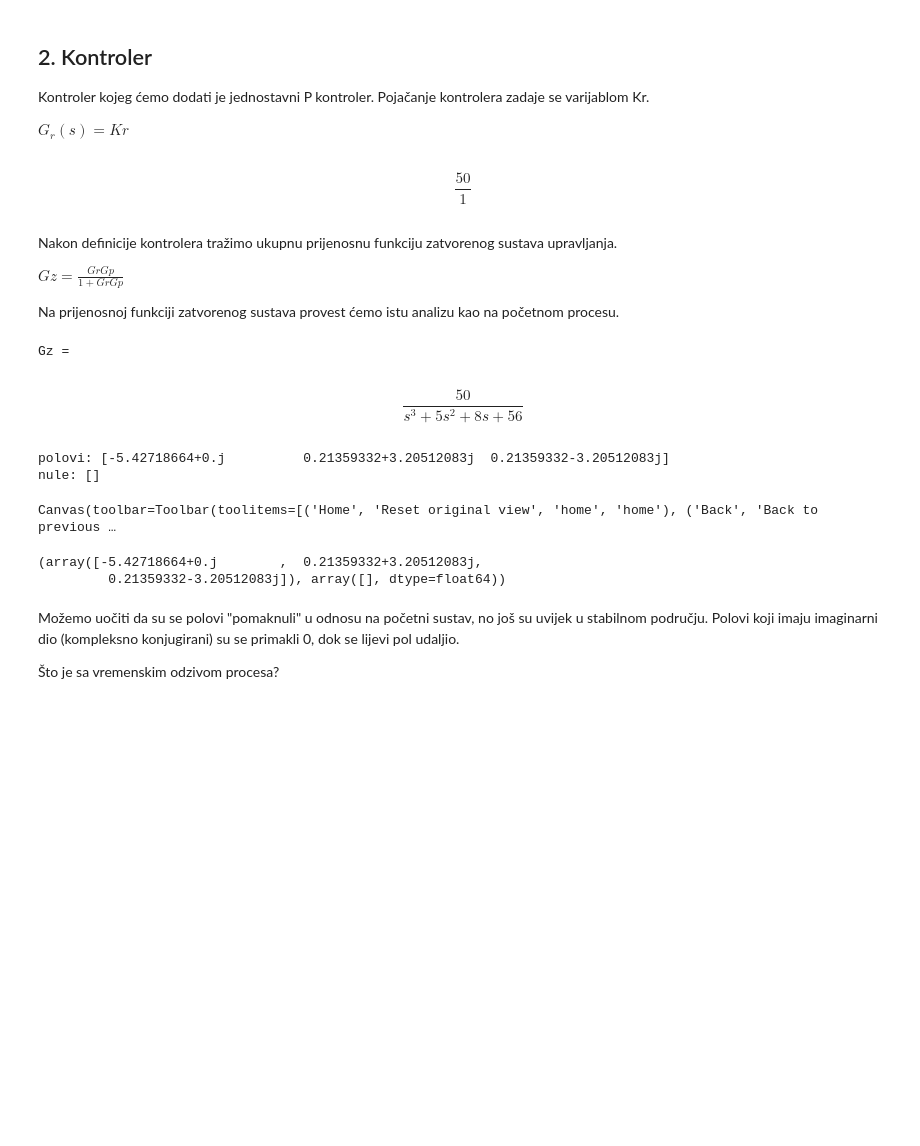
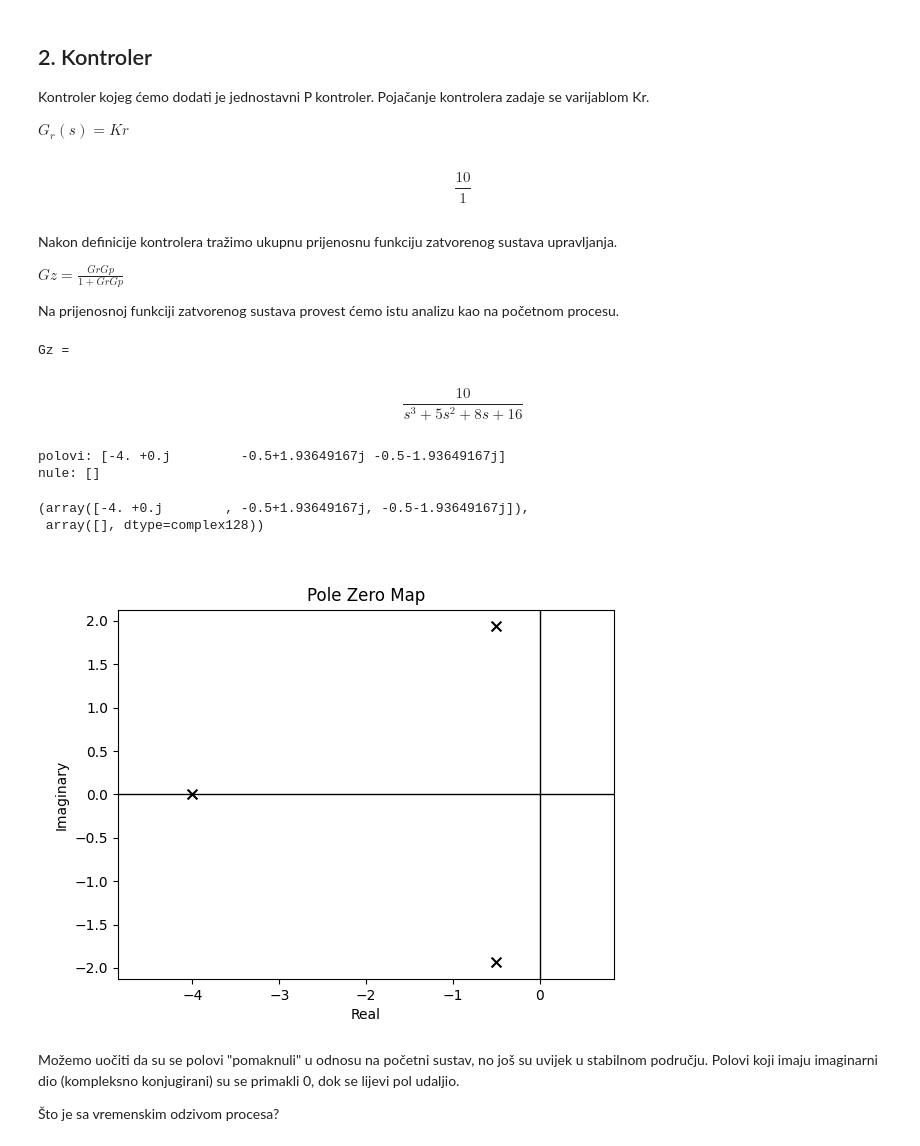
Before and after one commit to ivmi/OAU, a Jupyter notebook: 07_Stabilnost/01_Stabilnost sustava.ipynb, the cells around one changed output. Drawn from its saved outputs; the diff is of its cells as text; code cells hidden in the pictures; blank space fills up the shorter version.

```diff
--- a/07_Stabilnost/01_Stabilnost sustava.ipynb
+++ b/07_Stabilnost/01_Stabilnost sustava.ipynb
@@ -91,11 +92,11 @@ Kontroler kojeg ćemo dodati je jednostavni P kontroler. Pojačanje kontrolera z
 $G_r(s) = Kr$
 # %%
 # model kontrolera
-Kr = 50
+Kr = 10
 Gr = control.tf([Kr], [1])
 Gr
 # %% [output]
-$$\frac{50}{1}$$
+$$\frac{10}{1}$$
 # %% [markdown]
 Nakon definicije kontrolera tražimo ukupnu prijenosnu funkciju zatvorenog sustava upravljanja.
 
@@ -109,21 +110,22 @@ print("Gz = ")
 Gz
 # %% [output]
 Gz =
-$$\frac{50}{s^3 + 5 s^2 + 8 s + 56}$$
+$$\frac{10}{s^3 + 5 s^2 + 8 s + 16}$$
 # %%
 # polovi zatvorenog sustava
 print("polovi: {}".format(Gz.pole()))
 print("nule: {}".format(Gz.zero()))
 # %% [output]
-polovi: [-5.42718664+0.j          0.21359332+3.20512083j  0.21359332-3.20512083j]
+polovi: [-4. +0.j         -0.5+1.93649167j -0.5-1.93649167j]
 nule: []
 # %%
 # dijagram polova i nula
+fig = plt.figure()
 control.pzmap(Gz)
 # %% [output]
-Canvas(toolbar=Toolbar(toolitems=[('Home', 'Reset original view', 'home', 'home'), ('Back', 'Back to previous …
+(array([-4. +0.j        , -0.5+1.93649167j, -0.5-1.93649167j]),
+ array([], dtype=complex128))
-(array([-5.42718664+0.j        ,  0.21359332+3.20512083j,
-         0.21359332-3.20512083j]), array([], dtype=float64))
+[figure, added]
 # %% [markdown]
 Možemo uočiti da su se polovi "pomaknuli" u odnosu na početni sustav, no još su uvijek u stabilnom području. Polovi koji imaju imaginarni dio (kompleksno konjugirani) su se primakli 0, dok se lijevi pol udaljio.
 
```
Also changed, not shown: parts of 5 cells of this notebook, 3 other files.
